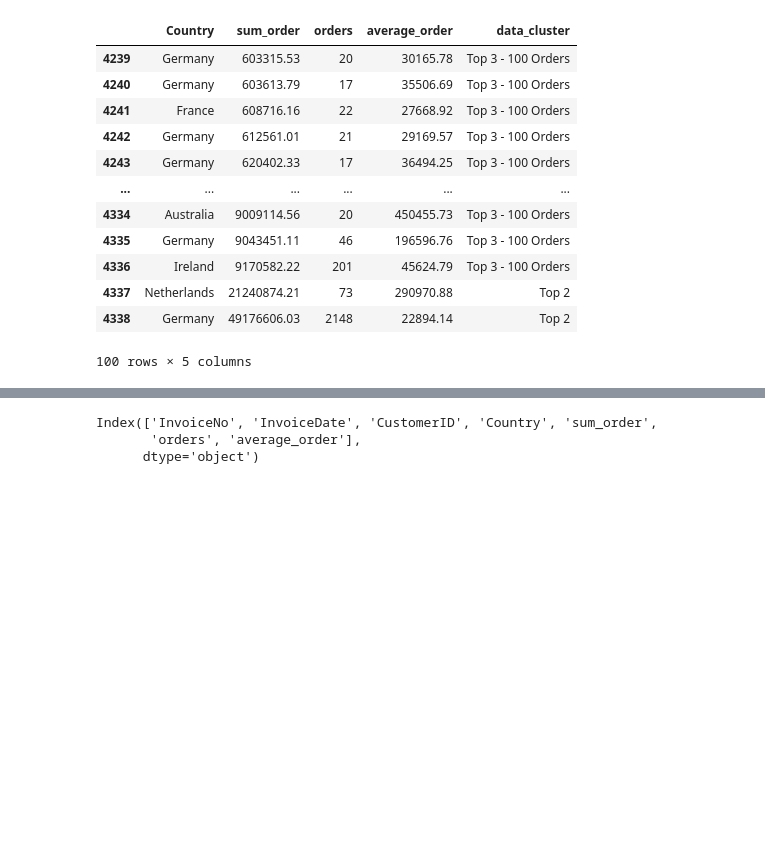
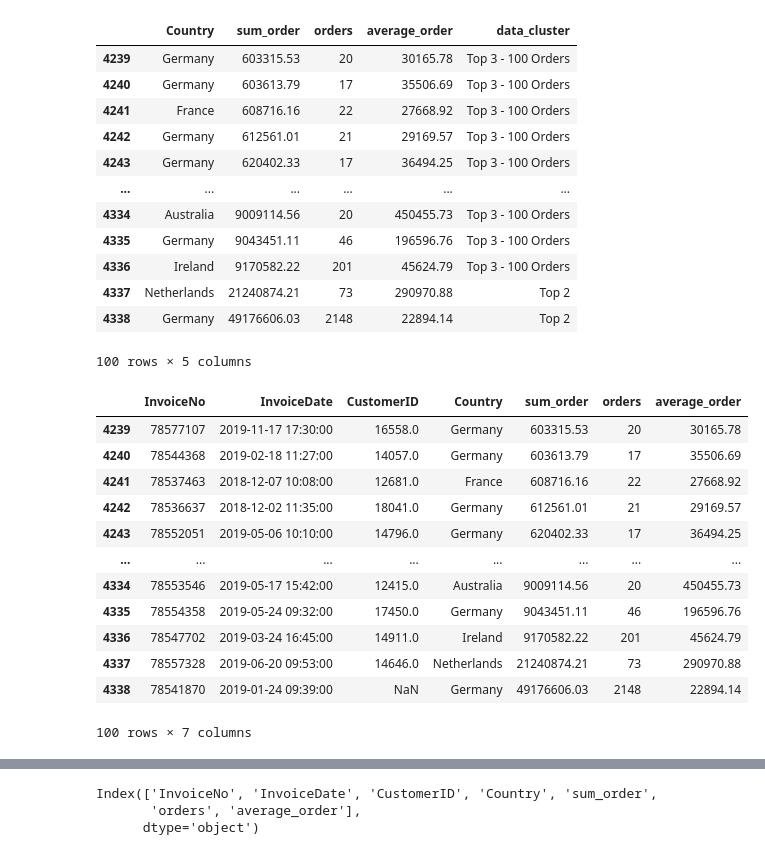
Before and after one commit to DJ1070/SQL, a Jupyter notebook: ecommerce_graphs.ipynb, the cells around one changed output, grey strips where cells are left out. Drawn from its saved outputs; the diff is of its cells as text; code cells hidden in the pictures; blank space fills up the shorter version.

```diff
--- a/ecommerce_graphs.ipynb
+++ b/ecommerce_graphs.ipynb
@@ -117,3 +124,21 @@ fig1_min.update_layout(
         xanchor="left",
         x=0.05))
 fig1_min.show()
+# %%
+df_top100 = df.sort_values('sum_order').iloc[len(df)-100 : len(df)]
+# %%
+df_top100
+# %% [output]
+|  | InvoiceNo | InvoiceDate | CustomerID | Country | sum_order | orders | average_order |
+| 4239 | 78577107 | 2019-11-17 17:30:00 | 16558.0 | Germany | 603315.53 | 20 | 30165.78 |
+| 4240 | 78544368 | 2019-02-18 11:27:00 | 14057.0 | Germany | 603613.79 | 17 | 35506.69 |
+| 4241 | 78537463 | 2018-12-07 10:08:00 | 12681.0 | France | 608716.16 | 22 | 27668.92 |
+| 4242 | 78536637 | 2018-12-02 11:35:00 | 18041.0 | Germany | 612561.01 | 21 | 29169.57 |
+| 4243 | 78552051 | 2019-05-06 10:10:00 | 14796.0 | Germany | 620402.33 | 17 | 36494.25 |
+| ... | ... | ... | ... | ... | ... | ... | ... |
+| 4334 | 78553546 | 2019-05-17 15:42:00 | 12415.0 | Australia | 9009114.56 | 20 | 450455.73 |
+| 4335 | 78554358 | 2019-05-24 09:32:00 | 17450.0 | Germany | 9043451.11 | 46 | 196596.76 |
+| 4336 | 78547702 | 2019-03-24 16:45:00 | 14911.0 | Ireland | 9170582.22 | 201 | 45624.79 |
+| 4337 | 78557328 | 2019-06-20 09:53:00 | 14646.0 | Netherlands | 21240874.21 | 73 | 290970.88 |
+| 4338 | 78541870 | 2019-01-24 09:39:00 | NaN | Germany | 49176606.03 | 2148 | 22894.14 |
+100 rows × 7 columns
```
Also changed, not shown: parts of 8 cells of this notebook.
